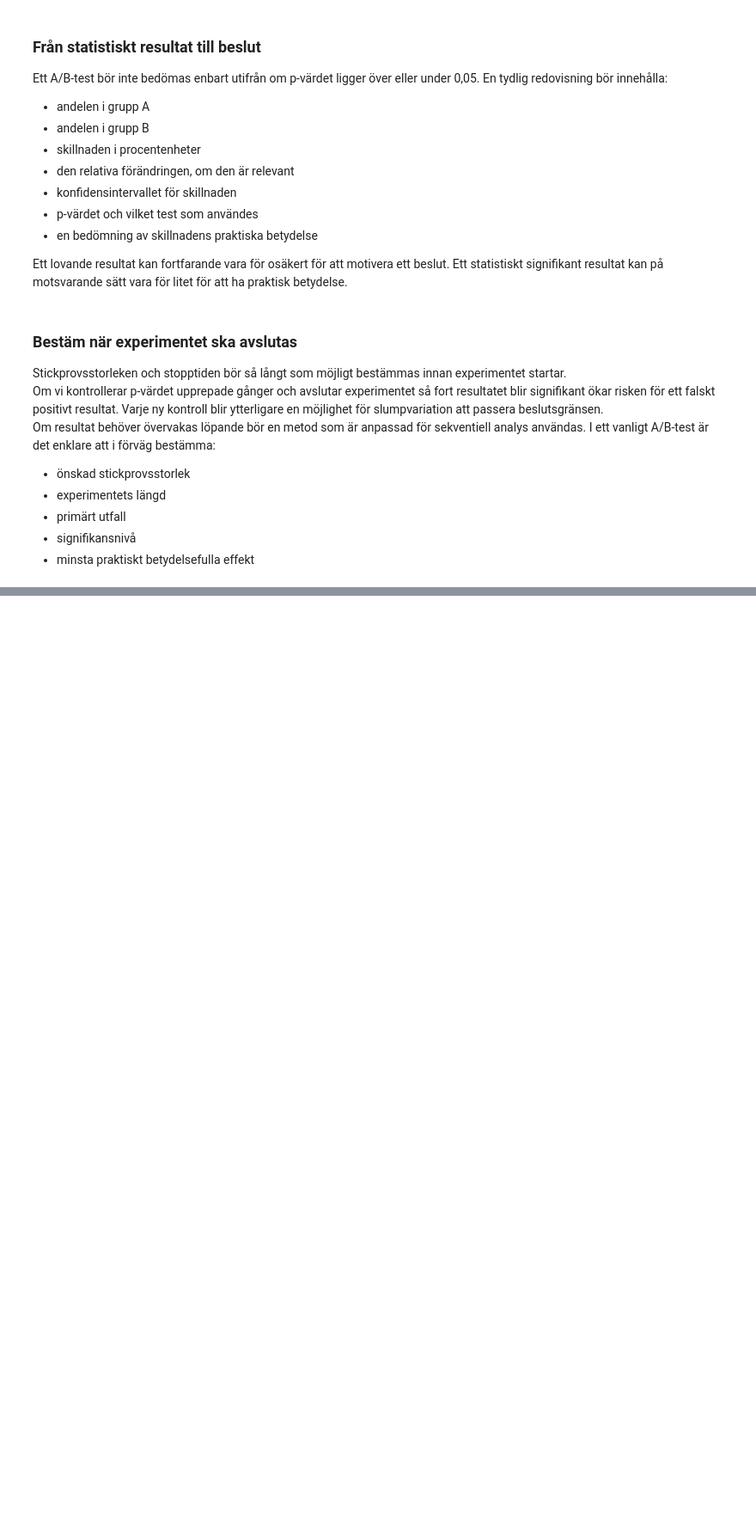
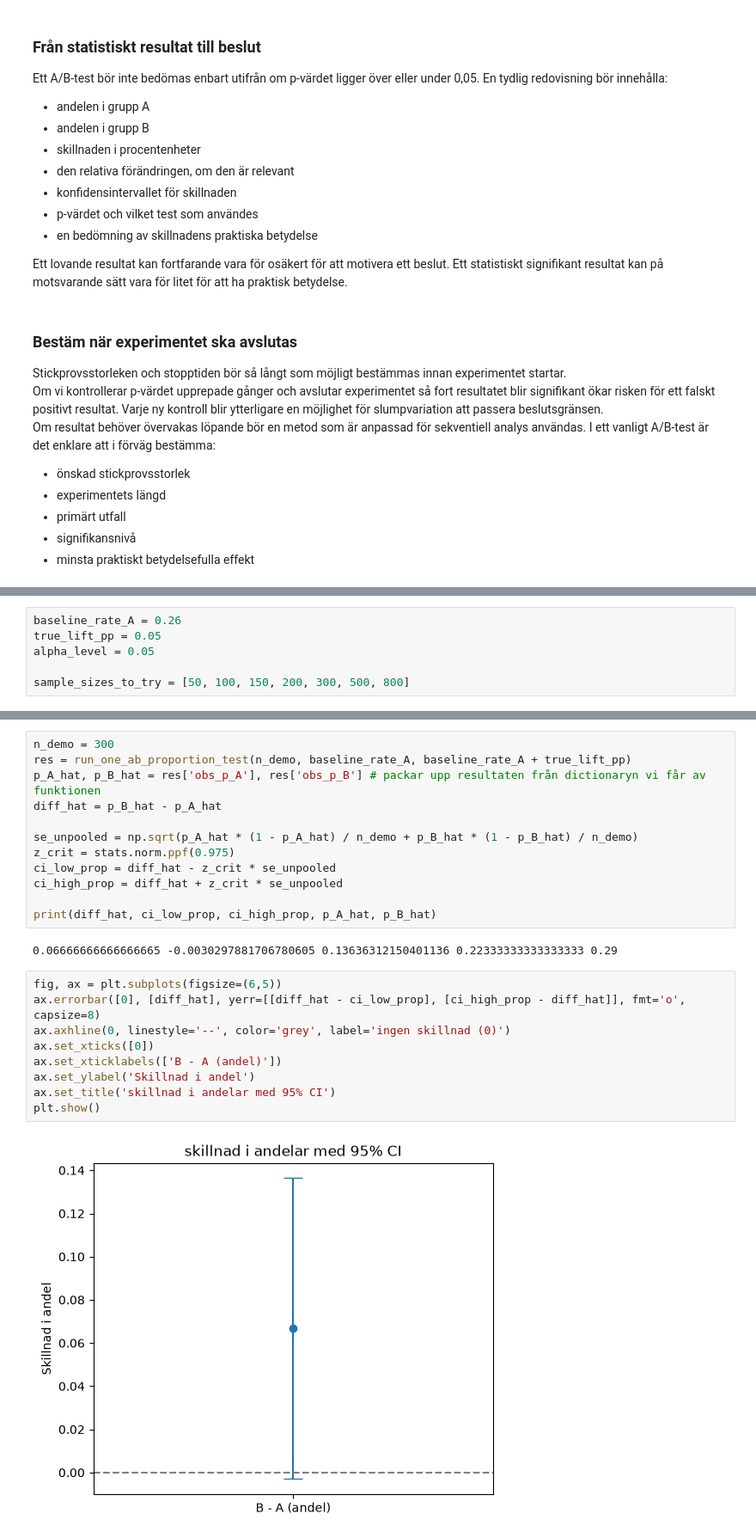
Before and after one commit to Hakan-Fridlund/PYSTDA45-Pythonprogrammering-och-statistisk-dataanalys, a Jupyter notebook: lessons/lesson14_AB_tests.ipynb, the cells around one changed output, grey strips where cells are left out. Shown at 86% size. Drawn from its saved outputs; the diff is of its cells as text; blank space fills up the shorter version.

```diff
--- a/lessons/lesson14_AB_tests.ipynb
+++ b/lessons/lesson14_AB_tests.ipynb
@@ -257,0 +399,6 @@ Om resultat behöver övervakas löpande bör en metod som är anpassad för sek
+# %%
+baseline_rate_A = 0.26
+true_lift_pp = 0.05
+alpha_level = 0.05
+
+sample_sizes_to_try = [50, 100, 150, 200, 300, 500, 800]
@@ -257,0 +445,25 @@ Om resultat behöver övervakas löpande bör en metod som är anpassad för sek
+# %%
+n_demo = 300
+res = run_one_ab_proportion_test(n_demo, baseline_rate_A, baseline_rate_A + true_lift_pp)
+p_A_hat, p_B_hat = res['obs_p_A'], res['obs_p_B'] # packar upp resultaten från dictionaryn vi får av funktionen
+diff_hat = p_B_hat - p_A_hat
+
+se_unpooled = np.sqrt(p_A_hat * (1 - p_A_hat) / n_demo + p_B_hat * (1 - p_B_hat) / n_demo)
+z_crit = stats.norm.ppf(0.975)
+ci_low_prop = diff_hat - z_crit * se_unpooled
+ci_high_prop = diff_hat + z_crit * se_unpooled
+
+print(diff_hat, ci_low_prop, ci_high_prop, p_A_hat, p_B_hat)
+# %% [output]
+0.06666666666666665 -0.0030297881706780605 0.13636312150401136 0.22333333333333333 0.29
+# %%
+fig, ax = plt.subplots(figsize=(6,5))
+ax.errorbar([0], [diff_hat], yerr=[[diff_hat - ci_low_prop], [ci_high_prop - diff_hat]], fmt='o', capsize=8)
+ax.axhline(0, linestyle='--', color='grey', label='ingen skillnad (0)')
+ax.set_xticks([0])
+ax.set_xticklabels(['B - A (andel)'])
+ax.set_ylabel('Skillnad i andel')
+ax.set_title('skillnad i andelar med 95% CI')
+plt.show()
+# %% [output]
+[figure, added]
```
Also changed, not shown: parts of 15 cells of this notebook, 2 other files.
